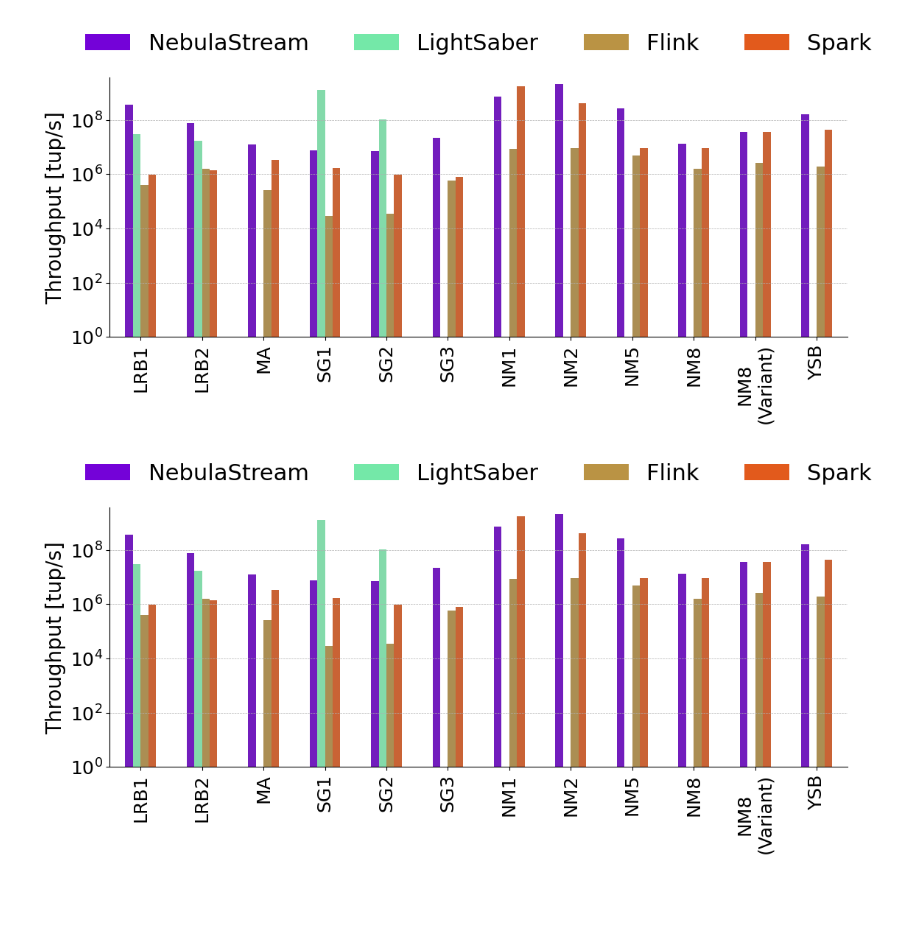
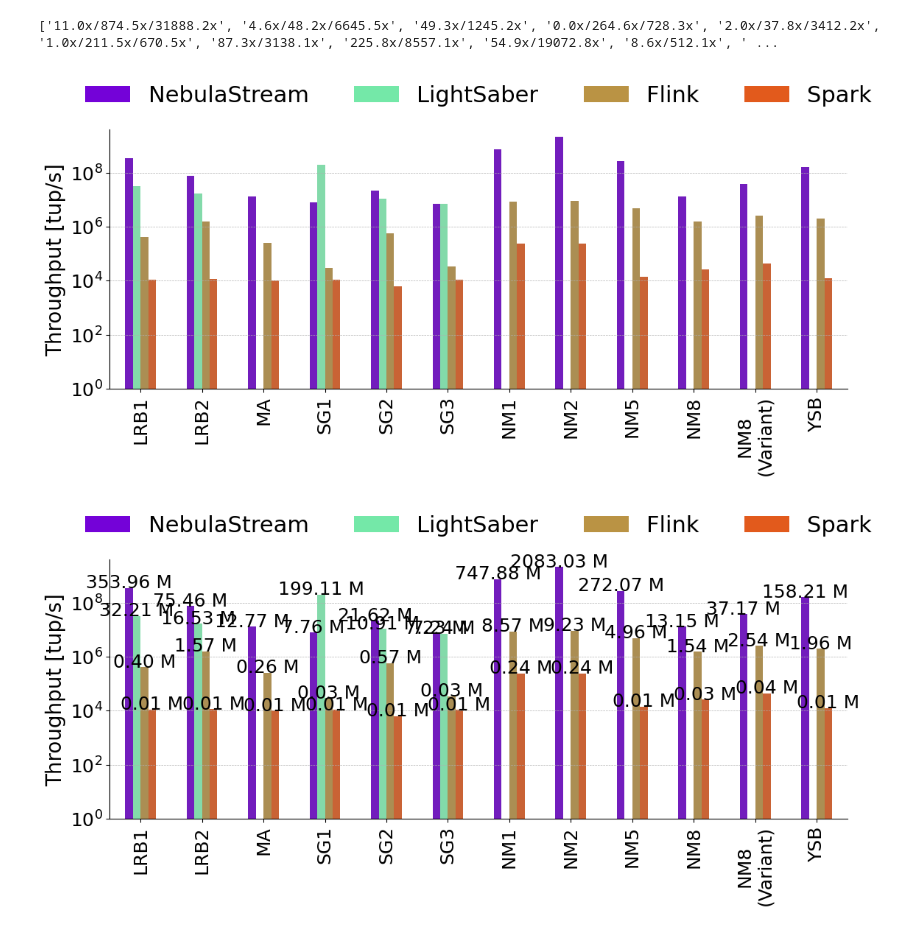
Before and after one commit to keyseven123/engine-statemanagement-paper, a Jupyter notebook: scripts/benchmarking/e2e/plots/SystemComparisonPlots.ipynb, the cells around one changed output. Cells and saved outputs as stored; diff of their text form; code cells hidden in the pictures; blank space fills up the shorter version.

```diff
--- a/scripts/benchmarking/e2e/plots/SystemComparisonPlots.ipynb
+++ b/scripts/benchmarking/e2e/plots/SystemComparisonPlots.ipynb
@@ -29,7 +29,7 @@ def create_speedup_message(patches_groups, baseline_group):
 df_nes = pd.read_csv("nebulastream_e2e.csv")
 df_flink = pd.read_csv("flink_e2e.csv")
 df_lightsaber = pd.read_csv("lightsaber_e2e.csv")
-df_spark = pd.read_csv("spark_e2e.csv")
+df_spark = pd.read_csv("spark_streaming_e2e.csv")
 
 df_nes['system'] = 'NebulaStream'
 df_flink['system'] = 'Flink'
@@ -112,7 +112,7 @@ x_order = ["LRB1", "LRB2", "MA", "SG1", "SG2", "SG3", "NM1", "NM2", "NM5", "NM8"
 #df_filtered = df_concatenated
 # Create and save the bar plot
 plt.figure(figsize=(12, 6))
-ax = sns.barplot(data=df_filtered, x='query_name', y='tuplesPerSecond', hue='system', palette=custom_palette, hue_order=hue_order, order=x_order, dodge=0.2, width=0.5, legend=False)
+ax = sns.barplot(data=df_filtered, x='query_name', y='tuplesPerSecond', hue='system', palette=custom_palette, hue_order=hue_order, order=x_order, dodge=0.2, width=0.5, legend=False, errorbar=None)
 #plt.title(f'Tuples per Second for numberOfWorkerThreads == {noThreads}')
 plt.xticks(rotation=90, fontsize=18)
 plt.xlabel("")
@@ -128,6 +128,7 @@ ax.spines['right'].set_visible(False)
 
 patches_groups, baseline_group = split_patches(ax.patches, len(hue_order), len(x_order))
 messages = create_speedup_message(patches_groups, baseline_group)
+print(messages)
 
 # Annotate the bars
 #for pid, p in enumerate(baseline_group):
@@ -147,38 +148,39 @@ plt.show()
 plt.close()
 
 
 #df_filtered = df_concatenated
 # Create and save the bar plot
 plt.figure(figsize=(12, 6))
-ax = sns.barplot(data=df_filtered, x='query_name', y='tuplesPerSecond', hue='system', palette=custom_palette, hue_order=hue_order, order=x_order, dodge=0.2, width=0.5, legend=False)
+ax = sns.barplot(data=df_filtered, x='query_name', y='tuplesPerSecond', hue='system', palette=custom_palette, hue_order=hue_order, order=x_order, dodge=0.2, width=0.5, legend=False, errorbar=None)
 #plt.title(f'Tuples per Second for numberOfWorkerThreads == {noThreads}')
 plt.xticks(rotation=90, fontsize=18)
 plt.xlabel("")
 plt.ylabel("Throughput [tup/s]", fontsize=20)
 plt.yticks(fontsize=18)
 plt.yscale('log')
 plt.ylim(1)
 plt.grid(True, which='major', axis='y', linestyle='--', linewidth=0.5)
 
 # Remove top and right spines
 ax.spines['top'].set_visible(False)
 ax.spines['right'].set_visible(False)
 
 # Annotate the bars with values in millions per second
-#for p in ax.patches:
-#    ax.annotate(f'{p.get_height() / 1e6:.2f} M',
-#                (p.get_x() + p.get_width() / 2., p.get_height()),
-#                ha='center', va='center', xytext=(0, 5), fontsize = 18,
-#                textcoords='offset points')
+for p in ax.patches:
+        ax.annotate(f'{p.get_height() / 1e6:.2f} M',
+                (p.get_x() + p.get_width() / 2., p.get_height()),
+                ha='center', va='center', xytext=(0, 5), fontsize = 18,
+                textcoords='offset points')
 
 ax.legend(title='', handles=legend_handles, fontsize=22, title_fontsize=22, labels=hue_order,
     loc='upper center',
     bbox_to_anchor=(0.5, 1.25),
     ncol=4,
     frameon=False)
 plt.tight_layout()
 plt.show()
 plt.close()
 # %% [output]
+['11.0x/874.5x/31888.2x', '4.6x/48.2x/6645.5x', '49.3x/1245.2x', '0.0x/264.6x/728.3x', '2.0x/37.8x/3412.2x', '1.0x/211.5x/670.5x', '87.3x/3138.1x', '225.8x/8557.1x', '54.9x/19072.8x', '8.6x/512.1x', ' ...
-[figure, old version]
+[figure, new version]
-[figure, old version]
+[figure, new version]
```
Also changed, not shown: parts of 3 cells of this notebook, 8 other files.
